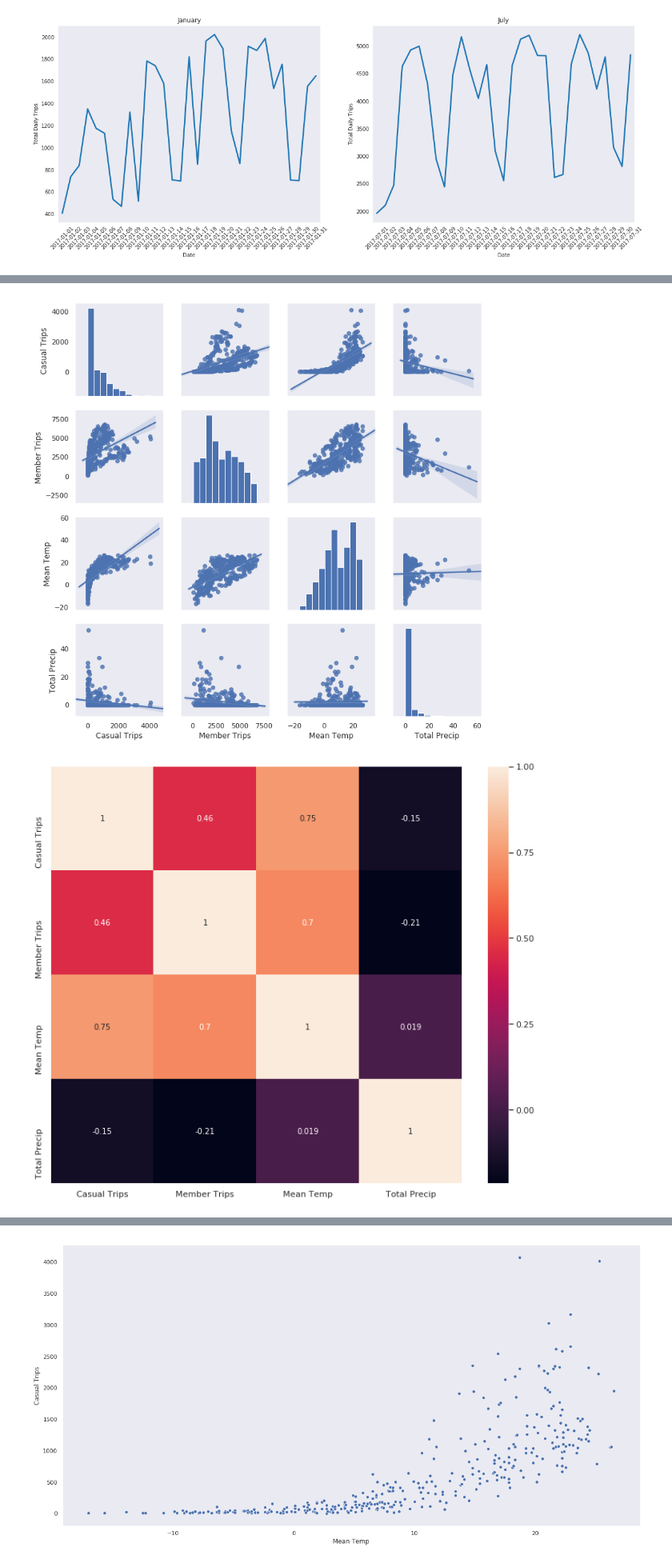
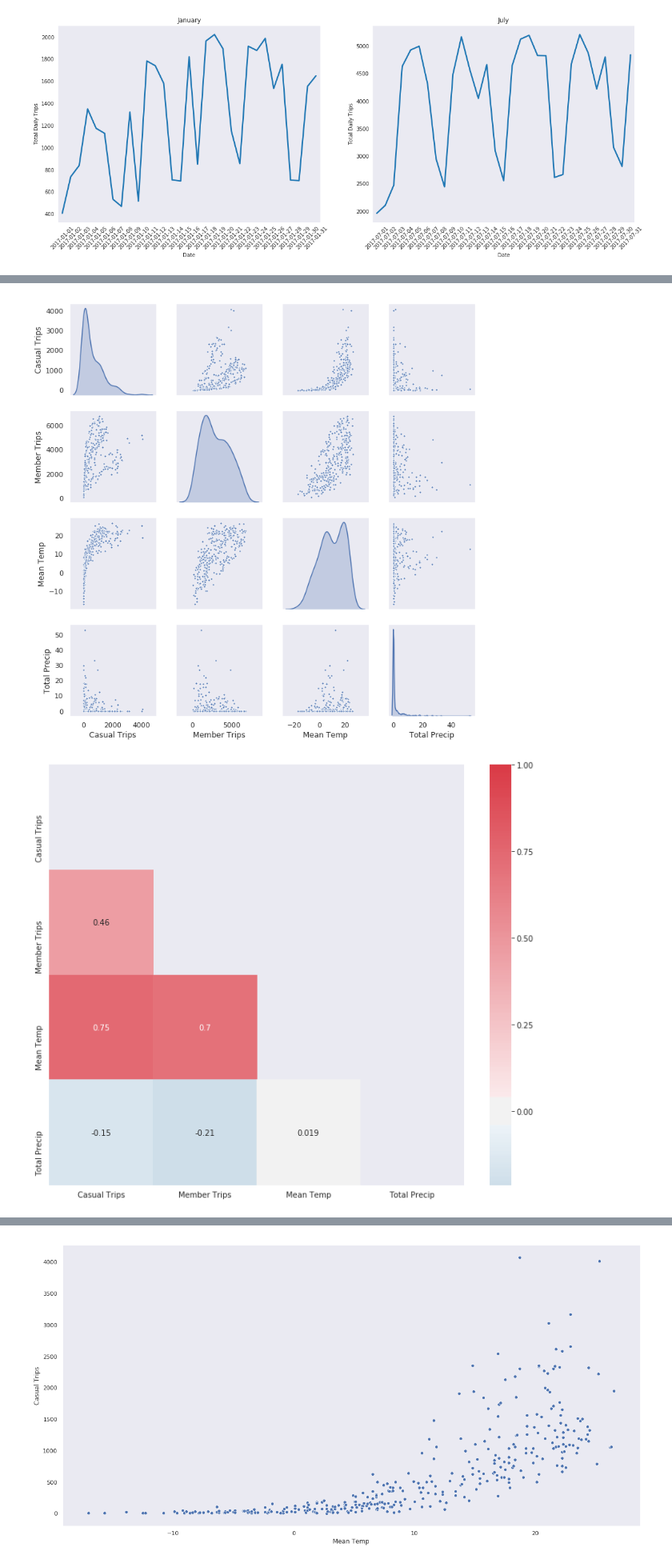
Before and after one commit to open-data-toronto/story-bike-share-ridership, a Jupyter notebook: bikeshare.ipynb, the cells around one changed output, grey strips where cells are left out. Shown at 80% size. Saved outputs shown, nothing was run; the diff lists cells and outputs as text; code cells hidden in the pictures.

Commit message:
Improved visualization for consistency

```diff
--- a/bikeshare.ipynb
+++ b/bikeshare.ipynb
@@ -127,10 +127,15 @@ for q, ax in zip(sorted(ridership['Quarter'].unique()), axes):
     ax.set_ylim(0, 6000)
     ax.set_ylabel('Average Daily Trips')
 
-    sns.barplot(x='Day of Week',
-                y='Id',
-                hue='User Type',
-                data=ridership[ridership['Quarter']==q].groupby(['Day of Week', 'User Type'])['Id'].mean().reset_index(), ax=ax)
+    viz = ridership[ridership['Quarter']==q].groupby(['Day of Week', 'User Type'])['Id'].mean().reset_index().sort_values('User Type', ascending=False)
+
+    sns.barplot(
+        x='Day of Week',
+        y='Id',
+        hue='User Type',
+        data=viz,
+        ax=ax
+    )
 
 plt.savefig('./visualization/quarterly.png')
 # %% [output]
@@ -144,10 +149,16 @@ for m, ax in zip(ridership[ridership['Quarter']==3]['Month'].unique(), axes):
     ax.set_ylim(0, 7000)
     ax.set_ylabel('Average Daily Trips')
 
-    sns.barplot(x='Day of Week',
-                y='Id',
-                hue='User Type',
-                data=ridership[ridership['Month']==m].groupby(['Day of Week', 'User Type'])['Id'].mean().reset_index(), ax=ax)
+    viz = ridership[ridership['Quarter']==q].groupby(['Day of Week', 'User Type'])['Id'].mean().reset_index().sort_values('User Type', ascending=False)
+
+
+    sns.barplot(
+        x='Day of Week',
+        y='Id',
+        hue='User Type',
+        data=viz,
+        ax=ax
+    )
 
 plt.savefig('./visualization/third_quarter.png')
 # %% [output]
@@ -190,17 +201,22 @@ data.sample(10)
 # %%
-g = sns.pairplot(data, kind='reg')
+g = sns.pairplot(data, diag_kind='kde', plot_kws={'s': 10})
 g.fig.set_size_inches(10, 10)
 
 g.savefig('./visualization/pair.png')
 # %% [output]
-[figure, old version]
+[figure, new version]
 # %%
 fig, ax = plt.subplots(figsize=(12, 10))
-sns.heatmap(data.corr(), annot=True)
+
+corr = data.corr()
+mask = np.zeros_like(corr)
+mask[np.triu_indices_from(mask)] = True
+
+sns.heatmap(corr, mask=mask, annot=True, cmap=sns.diverging_palette(240, 10, as_cmap=True), center=0)
 
 plt.savefig('./visualization/heatmap.png')
 # %% [output]
-[figure, old version]
+[figure, new version]
 # %%
 fig, ax = plt.subplots(figsize=(16, 9))
 ax2 = ax.twinx()              # Create the twin axis to enable display of ridership and temperature on the same graph
```
Also changed, not shown: parts of 7 cells of this notebook, 1 other file.
